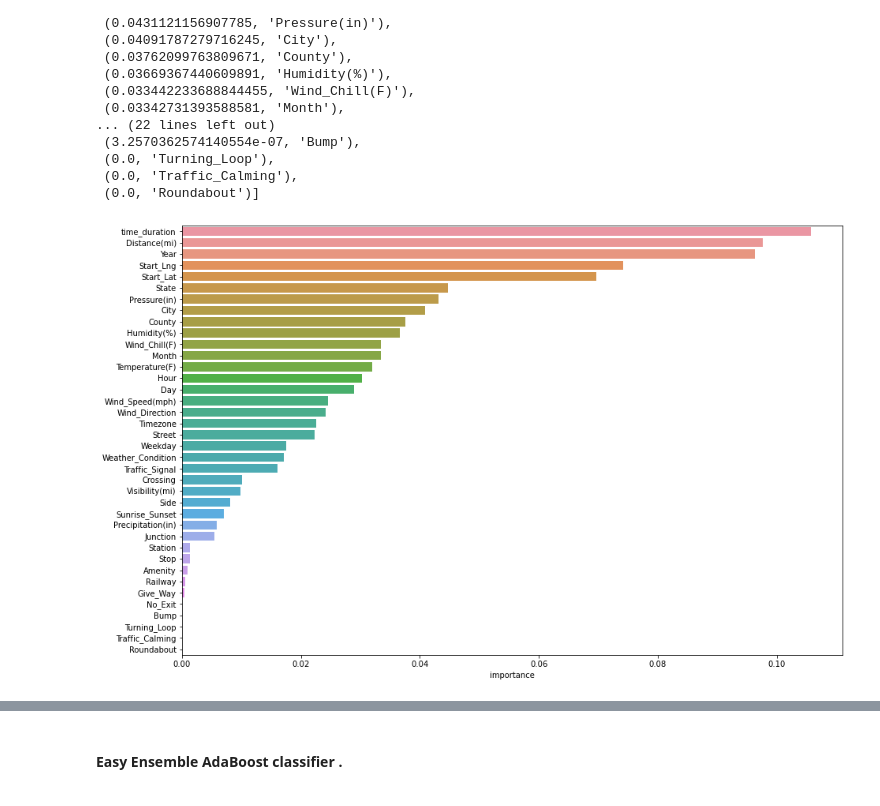
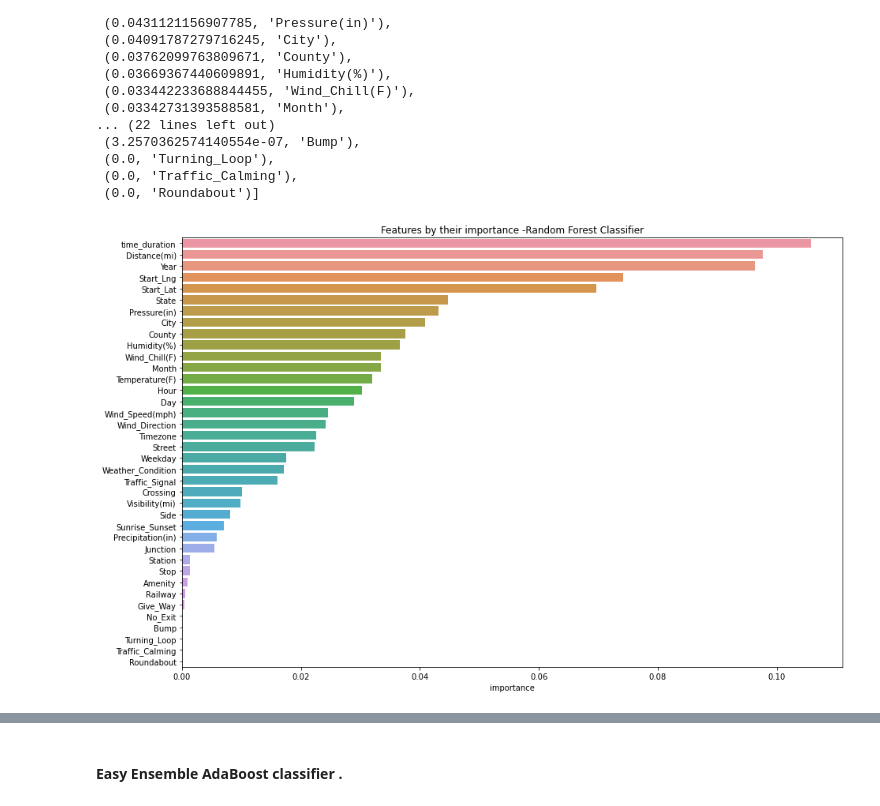
Before and after one commit to DennisPSmith5676/DataVisualization_US_Accidents, a Jupyter notebook: mock_accident_S3data-with-Street.ipynb, the cells around one changed output, grey strips where cells are left out. Cells and saved outputs as stored; diff of their text form; code cells hidden in the pictures.

```diff
--- a/mock_accident_S3data-with-Street.ipynb
+++ b/mock_accident_S3data-with-Street.ipynb
@@ -942,15 +990,16 @@ sorted (zip(brf_model.feature_importances_,X.columns),reverse=True)
 # %%
 importances = pd.DataFrame(np.zeros((X_train.shape[1], 1)), columns=["importance"], index=X_train.columns)
 
 importances.iloc[:,0] = brf_model.feature_importances_
 
 importances = importances.sort_values(by="importance", ascending=False)[:40]
 
 plt.figure(figsize=(15, 10))
 sns.barplot(x="importance", y=importances.index, data=importances)
+plt.title("Features by their importance -Random Forest Classifier")
 plt.show()
 # %% [output]
-[figure, old version]
+[figure, new version]
 # %%
 plt.figure(figsize=(20, 8))
 plt.title("Accuracy on Validation set for each model")
```
Also changed, not shown: parts of 19 cells of this notebook, 14 other files.
